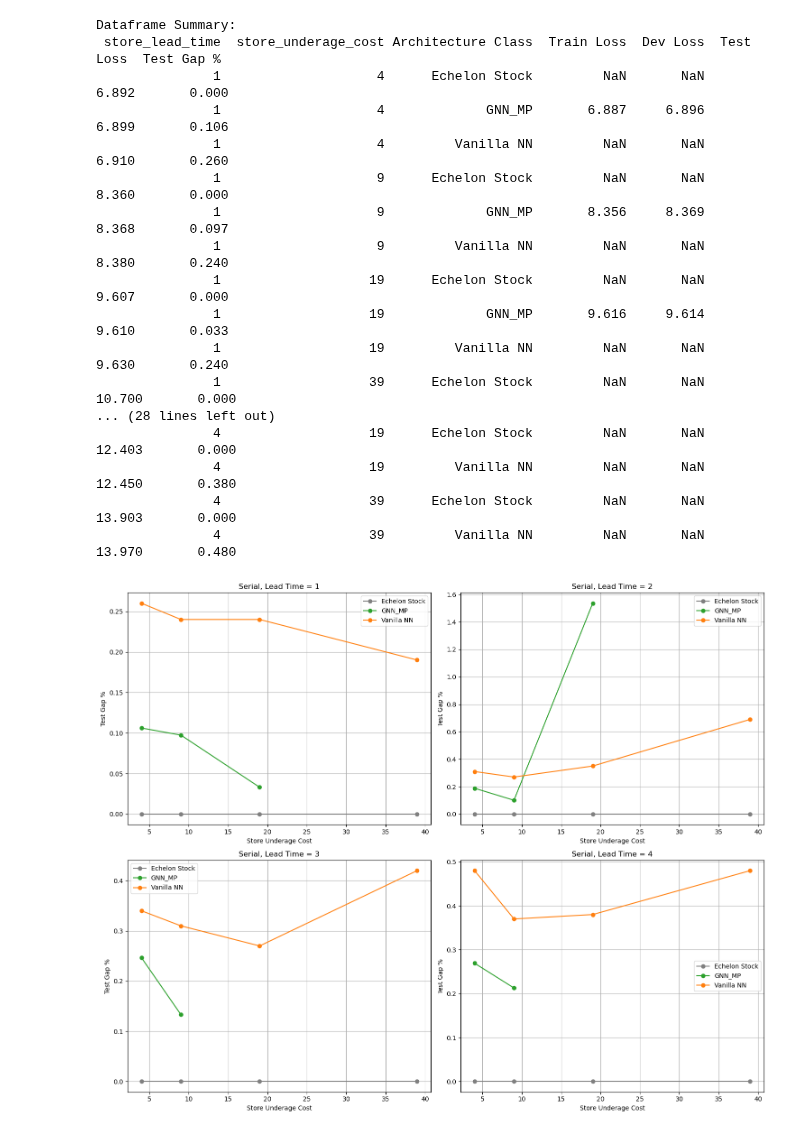
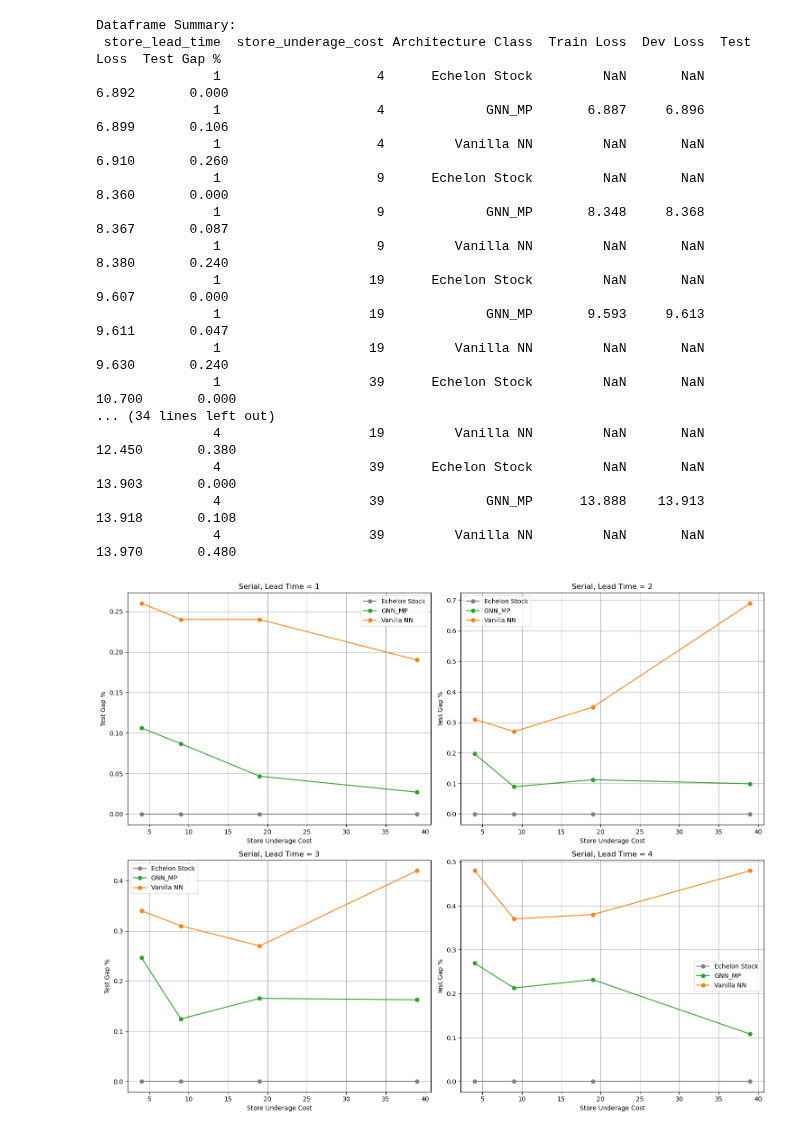
Before and after one commit to minuk302/Neural_inventory_control, a Jupyter notebook: analysis/ray_generic_architecture_serial.ipynb, the cells around one changed output. Cells and saved outputs as stored; diff of their text form; code cells hidden in the pictures.

```diff
--- a/analysis/ray_generic_architecture_serial.ipynb
+++ b/analysis/ray_generic_architecture_serial.ipynb
@@ -134,8 +137,8 @@ def custom_data_filler(out_row, reference_row):
 def default_condition_setter(condition_name):
     return None
 
-sort_by = 'test_loss'
-pick_row_from_run_by = 'test_loss'
+sort_by = 'dev_loss'
+pick_row_from_run_by = 'dev_loss'
 
 results_interpretor = rri.RayResultsinterpreter()
 
@@ -201,35 +204,35 @@ for idx, lead_time in enumerate(params['store_lead_time']):
         y = y[sort_idx]
 
         axes[idx].plot(x, y,
                       marker='o',
                       label=arch,
                       color=color_scheme[arch],
                       linestyle=linestyle_scheme[arch])
 
     axes[idx].set_title(f'Serial, Lead Time = {lead_time}')
     axes[idx].set_xlabel('Store Underage Cost')
     axes[idx].set_ylabel('Test Gap %')
     axes[idx].grid(True)
     axes[idx].legend()
 
 plt.tight_layout()
 plt.show()
 # %% [output]
 Dataframe Summary:
  store_lead_time  store_underage_cost Architecture Class  Train Loss  Dev Loss  Test Loss  Test Gap %
                1                    4      Echelon Stock         NaN       NaN      6.892       0.000
                1                    4             GNN_MP       6.887     6.896      6.899       0.106
                1                    4         Vanilla NN         NaN       NaN      6.910       0.260
                1                    9      Echelon Stock         NaN       NaN      8.360       0.000
-               1                    9             GNN_MP       8.356     8.369      8.368       0.097
+               1                    9             GNN_MP       8.348     8.368      8.367       0.087
                1                    9         Vanilla NN         NaN       NaN      8.380       0.240
                1                   19      Echelon Stock         NaN       NaN      9.607       0.000
-               1                   19             GNN_MP       9.616     9.614      9.610       0.033
+               1                   19             GNN_MP       9.593     9.613      9.611       0.047
                1                   19         Vanilla NN         NaN       NaN      9.630       0.240
                1                   39      Echelon Stock         NaN       NaN     10.700       0.000
-... (28 lines left out)
-               4                   19      Echelon Stock         NaN       NaN     12.403       0.000
+... (34 lines left out)
                4                   19         Vanilla NN         NaN       NaN     12.450       0.380
                4                   39      Echelon Stock         NaN       NaN     13.903       0.000
+               4                   39             GNN_MP      13.888    13.913     13.918       0.108
                4                   39         Vanilla NN         NaN       NaN     13.970       0.480
-[figure, old version]
+[figure, new version]
```
Also changed, not shown: parts of 6 cells of this notebook, 34 other files.
